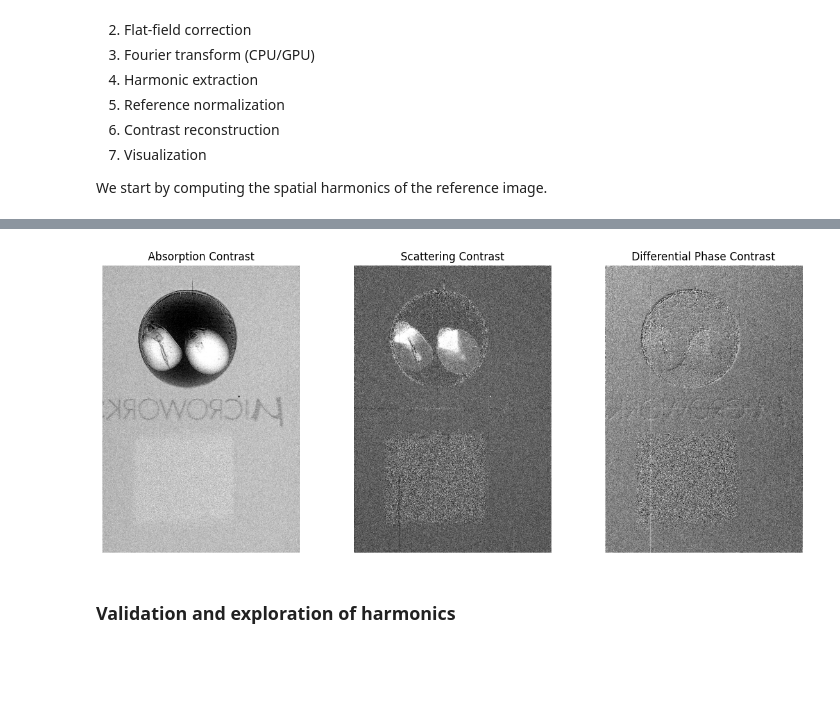
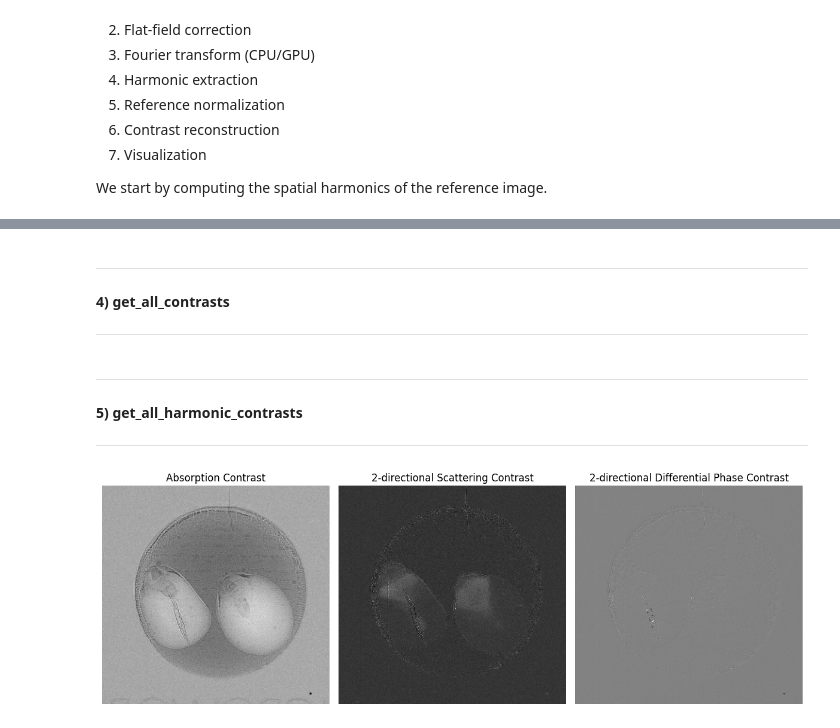
Before and after one commit to JLBeltran-IMAG/shimexpy, a Jupyter notebook: examples/workflow_example.ipynb, the cells around one changed output, grey strips where cells are left out. Drawn from its saved outputs; the diff is of its cells as text; code cells hidden in the pictures; blank space fills up the shorter version.

```diff
--- a/examples/workflow_example.ipynb
+++ b/examples/workflow_example.ipynb
@@ -262,0 +495,14 @@ Reference harmonics extracted:
+# %%
+from shimexpy import get_harmonics
+
+ref_abs, ref_scat, ref_dpc, ref_block_grid = get_harmonics(
+    reference_ffc,
+    projected_grid=5,
+    unwrap=None   # default → skimage.unwrap_phase
+)
+
+smp_abs, smp_scat, smp_dpc, smp_block_grid = get_harmonics(
+    sample_ffc,
+    projected_grid=5,
+    unwrap=None   # default → skimage.unwrap_phase
+)
@@ -262,0 +642,5 @@ Reference harmonics extracted:
+# %% [markdown]
+--------------------------------------------
+**4) get_all_contrasts**
+
+--------------------------------------------
@@ -262,0 +656,5 @@ Reference harmonics extracted:
+# %% [markdown]
+--------------------------------------------
+**5) get_all_harmonic_contrasts**
+
+--------------------------------------------
@@ -263,21 +670,28 @@ Reference harmonics extracted:
+# %%
+from shimexpy import get_contrasts
+
+abs_contrast, scat_contrast, dpc_contrast = get_contrasts(
+    sample_ffc,
+    (ref_abs, ref_scat, ref_dpc),
+    ref_block_grid,
+    unwrap=None
+)
 # %%
 fig, axes = plt.subplots(1, 3, figsize=(12, 5))
 
-axes[0].imshow(percentile_eq(abs_contrast), cmap='gray')
+axes[0].imshow(abs_contrast, cmap='gray')
 axes[0].set_title("Absorption Contrast")
 axes[0].axis("off")
 
-axes[1].imshow(percentile_eq(scat_contrast), cmap='gray')
-axes[1].set_title("Scattering Contrast")
+axes[1].imshow(scat_contrast, cmap='gray')
+axes[1].set_title("2-directional Scattering Contrast")
 axes[1].axis("off")
 
-axes[2].imshow(percentile_eq(dpc_contrast), cmap='gray')
-axes[2].set_title("Differential Phase Contrast")
+axes[2].imshow(dpc_contrast, cmap='gray')
+axes[2].set_title("2-directional Differential Phase Contrast")
 axes[2].axis("off")
 
 plt.tight_layout()
 plt.show()
 # %% [output]
-[figure, old version]
+[figure, new version]
-# %% [markdown]
-### Validation and exploration of harmonics
```
Also changed, not shown: parts of 32 cells of this notebook, 3 other files.
